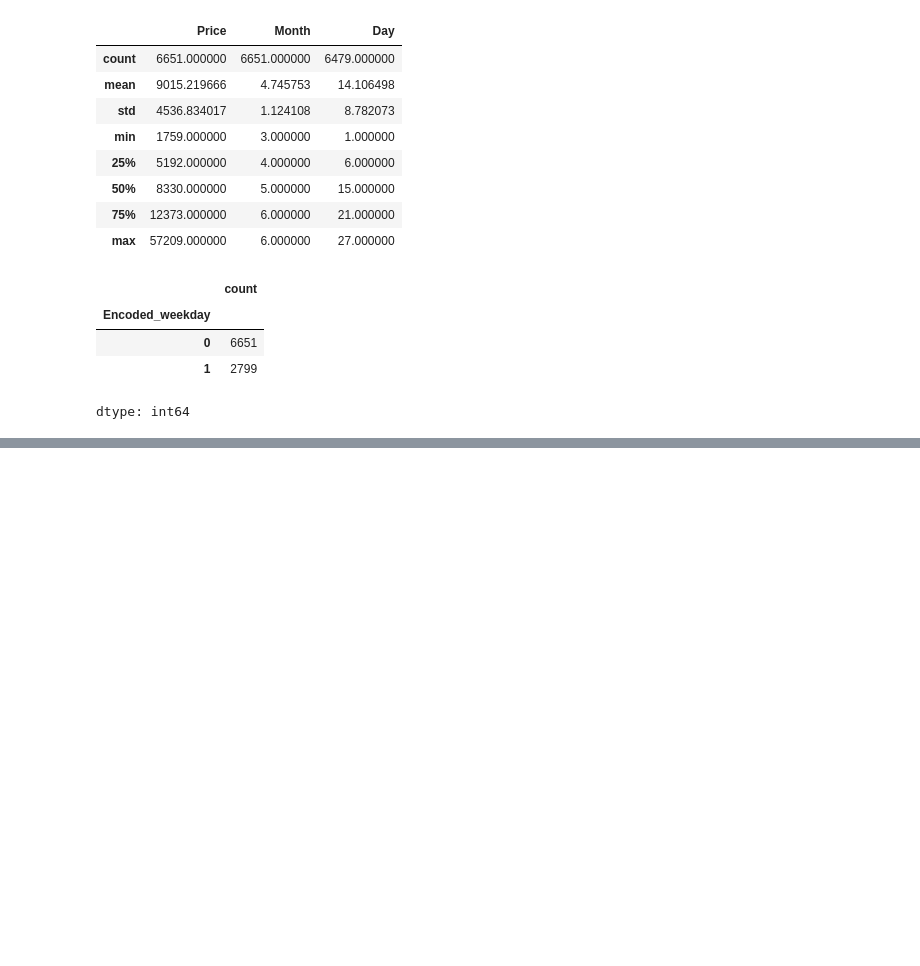
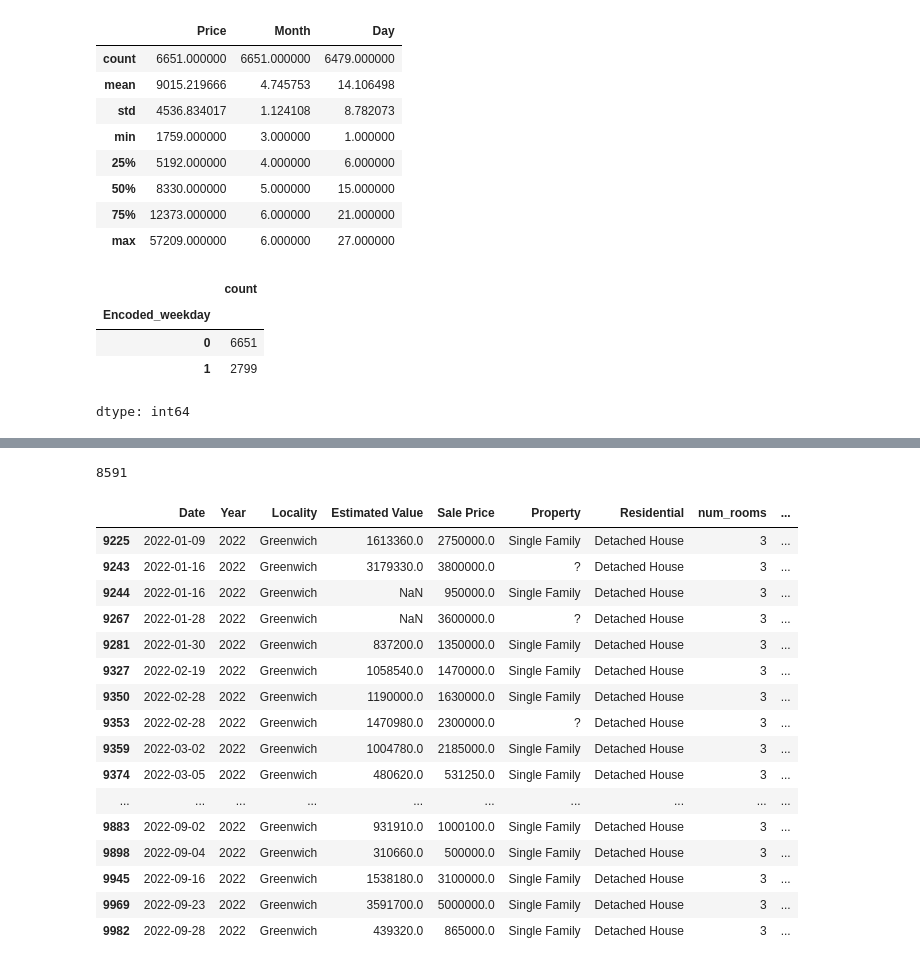
Before and after one commit to ANdIeCOOl/MLP, a Jupyter notebook: MLP.ipynb, the cells around one changed output, grey strips where cells are left out. Drawn from its saved outputs; the diff is of its cells as text; code cells hidden in the pictures; blank space fills up the shorter version.

```diff
--- a/MLP.ipynb
+++ b/MLP.ipynb
@@ -295,0 +490,2 @@ dtype: int64
+# %%
+df = pd.read_csv("/content/V5 (1).csv")
@@ -295,0 +640,24 @@ dtype: int64
+# %%
+df[(df["num_rooms"].isin([3]))|(df["num_bathrooms"].isin([3]))][["num_rooms","num_bathrooms"]][["num_rooms","num_bathrooms"]].value_counts().sum()
+# %% [output]
+8591
+# %%
+df[(df["Year"] == 2022)&(df["Locality"] == "Greenwich")&(df["num_rooms"] == 3) & (df["Face"].isin(["East","North"]))]
+# %% [output]
+|  | Date | Year | Locality | Estimated Value | Sale Price | Property | Residential | num_rooms | ... |
+| 9225 | 2022-01-09 | 2022 | Greenwich | 1613360.0 | 2750000.0 | Single Family | Detached House | 3 | ... |
+| 9243 | 2022-01-16 | 2022 | Greenwich | 3179330.0 | 3800000.0 | ? | Detached House | 3 | ... |
+| 9244 | 2022-01-16 | 2022 | Greenwich | NaN | 950000.0 | Single Family | Detached House | 3 | ... |
+| 9267 | 2022-01-28 | 2022 | Greenwich | NaN | 3600000.0 | ? | Detached House | 3 | ... |
+| 9281 | 2022-01-30 | 2022 | Greenwich | 837200.0 | 1350000.0 | Single Family | Detached House | 3 | ... |
+| 9327 | 2022-02-19 | 2022 | Greenwich | 1058540.0 | 1470000.0 | Single Family | Detached House | 3 | ... |
+| 9350 | 2022-02-28 | 2022 | Greenwich | 1190000.0 | 1630000.0 | Single Family | Detached House | 3 | ... |
+| 9353 | 2022-02-28 | 2022 | Greenwich | 1470980.0 | 2300000.0 | ? | Detached House | 3 | ... |
+| 9359 | 2022-03-02 | 2022 | Greenwich | 1004780.0 | 2185000.0 | Single Family | Detached House | 3 | ... |
+| 9374 | 2022-03-05 | 2022 | Greenwich | 480620.0 | 531250.0 | Single Family | Detached House | 3 | ... |
+| ... | ... | ... | ... | ... | ... | ... | ... | ... | ... |
+| 9883 | 2022-09-02 | 2022 | Greenwich | 931910.0 | 1000100.0 | Single Family | Detached House | 3 | ... |
+| 9898 | 2022-09-04 | 2022 | Greenwich | 310660.0 | 500000.0 | Single Family | Detached House | 3 | ... |
+| 9945 | 2022-09-16 | 2022 | Greenwich | 1538180.0 | 3100000.0 | Single Family | Detached House | 3 | ... |
+| 9969 | 2022-09-23 | 2022 | Greenwich | 3591700.0 | 5000000.0 | Single Family | Detached House | 3 | ... |
+| 9982 | 2022-09-28 | 2022 | Greenwich | 439320.0 | 865000.0 | Single Family | Detached House | 3 | ... |
```
Also changed, not shown: parts of 46 cells of this notebook.
